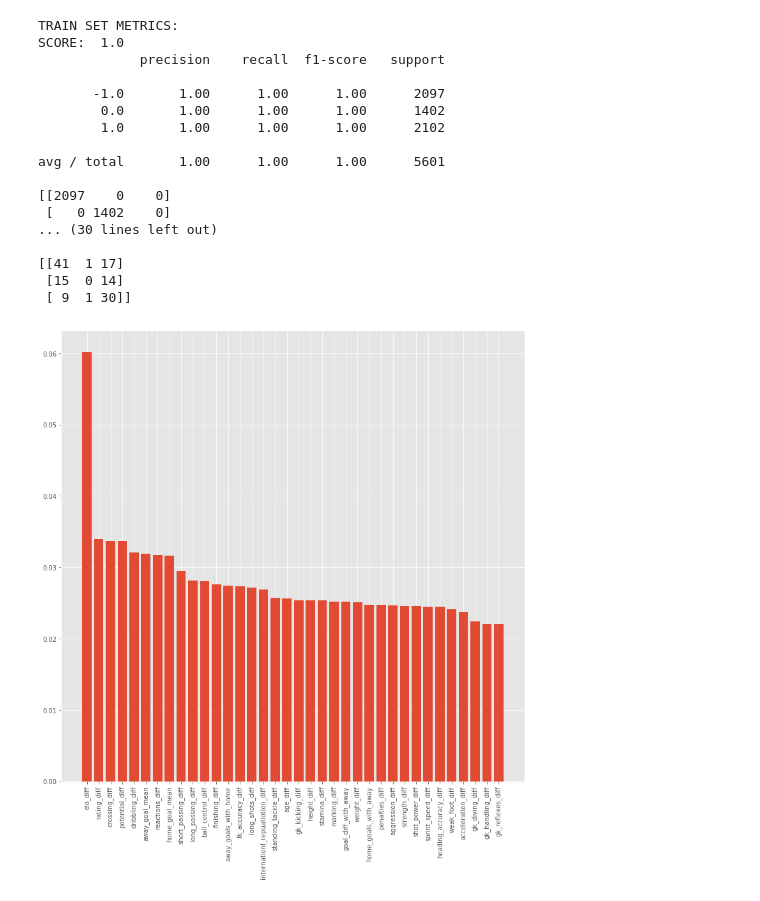
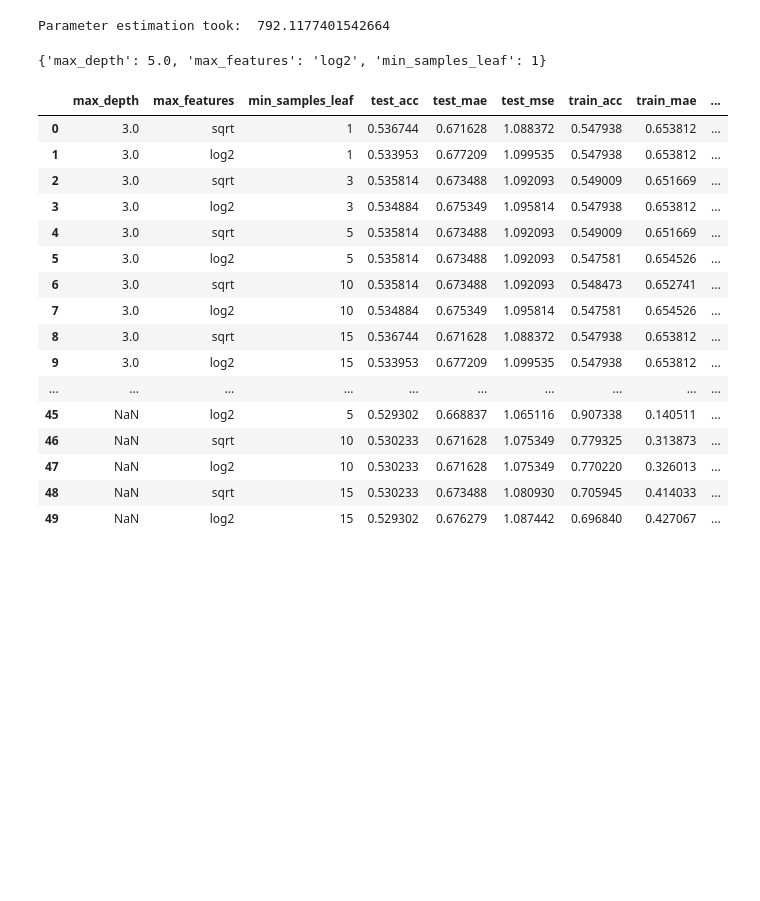
Before and after one commit to Villux/world_cup, a Jupyter notebook: predict_match_outcome.ipynb, the cells around one changed output. Cells and saved outputs as stored; diff of their text form; code cells hidden in the pictures; blank space fills up the shorter version.

Commit message:
get optimal params

```diff
--- a/predict_match_outcome.ipynb
+++ b/predict_match_outcome.ipynb
@@ -109,30 +36,27 @@ avg / total       1.00      1.00      1.00      5601
-# %%
-params = best_clf.get_params()
-params.pop('n_estimators', None)
-clf = RandomForestClassifier(**params)
-
-param_grid = {"n_estimators": [200, 500, 1000, 2000, 5000]}
-best_clf = run_grid_search(clf, param_grid,
-                             X_train, y_train,
-                             X_test, y_test,
-                             X_wc, y_wc,
-                             custom_report_for_model=get_feature_importance)
-# %% [output]
-TRAIN SET METRICS:
-SCORE:  1.0
-             precision    recall  f1-score   support
-
-       -1.0       1.00      1.00      1.00      2097
-        0.0       1.00      1.00      1.00      1402
-        1.0       1.00      1.00      1.00      2102
-
-avg / total       1.00      1.00      1.00      5601
-
-[[2097    0    0]
- [   0 1402    0]
-... (30 lines left out)
-
-[[41  1 17]
- [15  0 14]
- [ 9  1 30]]
-[figure, removed]
+# %%
+params = {"oob_score":True, "bootstrap":True, "n_jobs":-1, "n_estimators": 5000}
+results = run_custom_grid_search(params, X_train, y_train, X_test, y_test, X_wc, y_wc, classifier=True)
+get_best_params(results)
+# %% [output]
+Parameter estimation took:  792.1177401542664
+{'max_depth': 5.0, 'max_features': 'log2', 'min_samples_leaf': 1}
+# %%
+results
+# %% [output]
+|  | max_depth | max_features | min_samples_leaf | test_acc | test_mae | test_mse | train_acc | train_mae | ... |
+| 0 | 3.0 | sqrt | 1 | 0.536744 | 0.671628 | 1.088372 | 0.547938 | 0.653812 | ... |
+| 1 | 3.0 | log2 | 1 | 0.533953 | 0.677209 | 1.099535 | 0.547938 | 0.653812 | ... |
+| 2 | 3.0 | sqrt | 3 | 0.535814 | 0.673488 | 1.092093 | 0.549009 | 0.651669 | ... |
+| 3 | 3.0 | log2 | 3 | 0.534884 | 0.675349 | 1.095814 | 0.547938 | 0.653812 | ... |
+| 4 | 3.0 | sqrt | 5 | 0.535814 | 0.673488 | 1.092093 | 0.549009 | 0.651669 | ... |
+| 5 | 3.0 | log2 | 5 | 0.535814 | 0.673488 | 1.092093 | 0.547581 | 0.654526 | ... |
+| 6 | 3.0 | sqrt | 10 | 0.535814 | 0.673488 | 1.092093 | 0.548473 | 0.652741 | ... |
+| 7 | 3.0 | log2 | 10 | 0.534884 | 0.675349 | 1.095814 | 0.547581 | 0.654526 | ... |
+| 8 | 3.0 | sqrt | 15 | 0.536744 | 0.671628 | 1.088372 | 0.547938 | 0.653812 | ... |
+| 9 | 3.0 | log2 | 15 | 0.533953 | 0.677209 | 1.099535 | 0.547938 | 0.653812 | ... |
+| ... | ... | ... | ... | ... | ... | ... | ... | ... | ... |
+| 45 | NaN | log2 | 5 | 0.529302 | 0.668837 | 1.065116 | 0.907338 | 0.140511 | ... |
+| 46 | NaN | sqrt | 10 | 0.530233 | 0.671628 | 1.075349 | 0.779325 | 0.313873 | ... |
+| 47 | NaN | log2 | 10 | 0.530233 | 0.671628 | 1.075349 | 0.770220 | 0.326013 | ... |
+| 48 | NaN | sqrt | 15 | 0.530233 | 0.673488 | 1.080930 | 0.705945 | 0.414033 | ... |
+| 49 | NaN | log2 | 15 | 0.529302 | 0.676279 | 1.087442 | 0.696840 | 0.427067 | ... |
```
Also changed, not shown: parts of 4 cells of this notebook, 1 other file.
